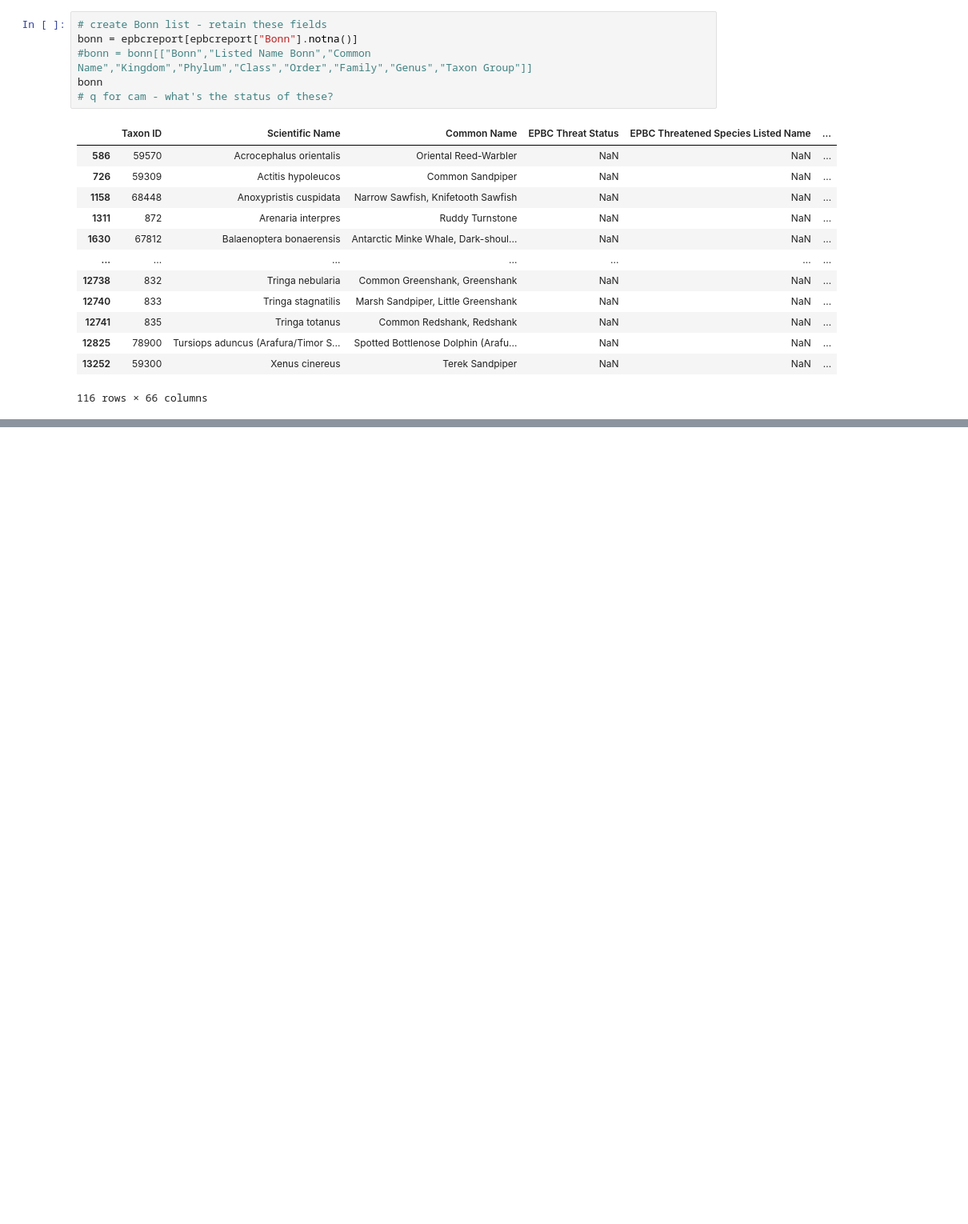
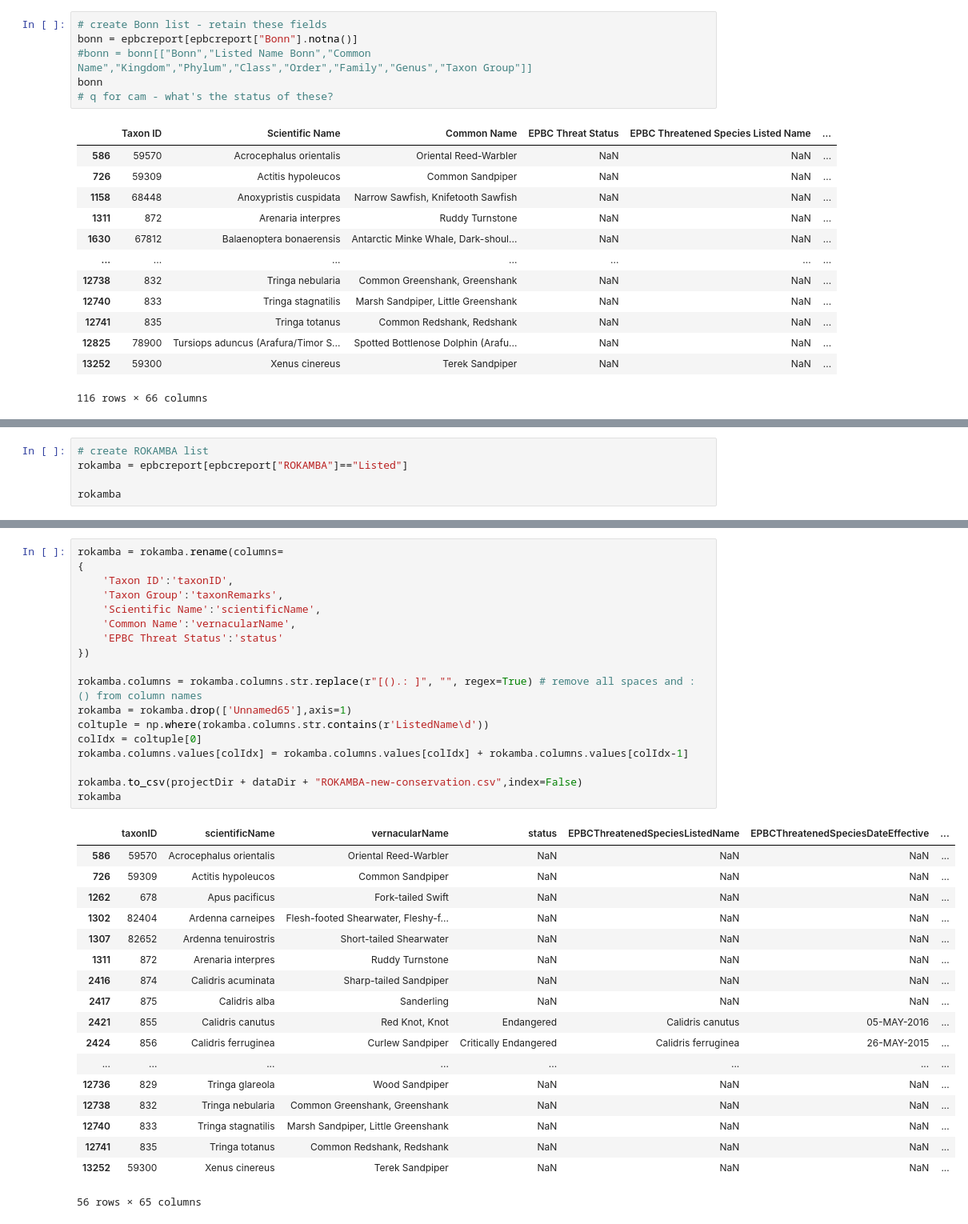
Before and after one commit to AtlasOfLivingAustralia/authoritative-lists, a Jupyter notebook: source-code/py-notebook/EPBC-list.ipynb, the cells around one changed output, grey strips where cells are left out. Shown at 80% size. Drawn from its saved outputs; the diff is of its cells as text; blank space fills up the shorter version.

```diff
--- a/source-code/py-notebook/EPBC-list.ipynb
+++ b/source-code/py-notebook/EPBC-list.ipynb
@@ -76,0 +205,5 @@ camba
+# %%
+# create ROKAMBA list
+rokamba = epbcreport[epbcreport["ROKAMBA"]=="Listed"]
+
+rokamba
@@ -76,0 +229,37 @@ camba
+# %%
+rokamba = rokamba.rename(columns=
+{
+    'Taxon ID':'taxonID',
+    'Taxon Group':'taxonRemarks',
+    'Scientific Name':'scientificName',
+    'Common Name':'vernacularName',
+    'EPBC Threat Status':'status'
+})
+
+rokamba.columns = rokamba.columns.str.replace(r"[().: ]", "", regex=True) # remove all spaces and : () from column names
+rokamba = rokamba.drop(['Unnamed65'],axis=1)
+coltuple = np.where(rokamba.columns.str.contains(r'ListedName\d'))
+colIdx = coltuple[0]
+rokamba.columns.values[colIdx] = rokamba.columns.values[colIdx] + rokamba.columns.values[colIdx-1]
+
+rokamba.to_csv(projectDir + dataDir + "ROKAMBA-new-conservation.csv",index=False)
+rokamba
+# %% [output]
+|  | taxonID | scientificName | vernacularName | status | EPBCThreatenedSpeciesListedName | EPBCThreatenedSpeciesDateEffective | ... |
+| 586 | 59570 | Acrocephalus orientalis | Oriental Reed-Warbler | NaN | NaN | NaN | ... |
+| 726 | 59309 | Actitis hypoleucos | Common Sandpiper | NaN | NaN | NaN | ... |
+| 1262 | 678 | Apus pacificus | Fork-tailed Swift | NaN | NaN | NaN | ... |
+| 1302 | 82404 | Ardenna carneipes | Flesh-footed Shearwater, Fleshy-f... | NaN | NaN | NaN | ... |
+| 1307 | 82652 | Ardenna tenuirostris | Short-tailed Shearwater | NaN | NaN | NaN | ... |
+| 1311 | 872 | Arenaria interpres | Ruddy Turnstone | NaN | NaN | NaN | ... |
+| 2416 | 874 | Calidris acuminata | Sharp-tailed Sandpiper | NaN | NaN | NaN | ... |
+| 2417 | 875 | Calidris alba | Sanderling | NaN | NaN | NaN | ... |
+| 2421 | 855 | Calidris canutus | Red Knot, Knot | Endangered | Calidris canutus | 05-MAY-2016 | ... |
+| 2424 | 856 | Calidris ferruginea | Curlew Sandpiper | Critically Endangered | Calidris ferruginea | 26-MAY-2015 | ... |
+| ... | ... | ... | ... | ... | ... | ... | ... |
+| 12736 | 829 | Tringa glareola | Wood Sandpiper | NaN | NaN | NaN | ... |
+| 12738 | 832 | Tringa nebularia | Common Greenshank, Greenshank | NaN | NaN | NaN | ... |
+| 12740 | 833 | Tringa stagnatilis | Marsh Sandpiper, Little Greenshank | NaN | NaN | NaN | ... |
+| 12741 | 835 | Tringa totanus | Common Redshank, Redshank | NaN | NaN | NaN | ... |
+| 13252 | 59300 | Xenus cinereus | Terek Sandpiper | NaN | NaN | NaN | ... |
+56 rows × 65 columns
```
Also changed, not shown: parts of 9 cells of this notebook, 6 other files.
